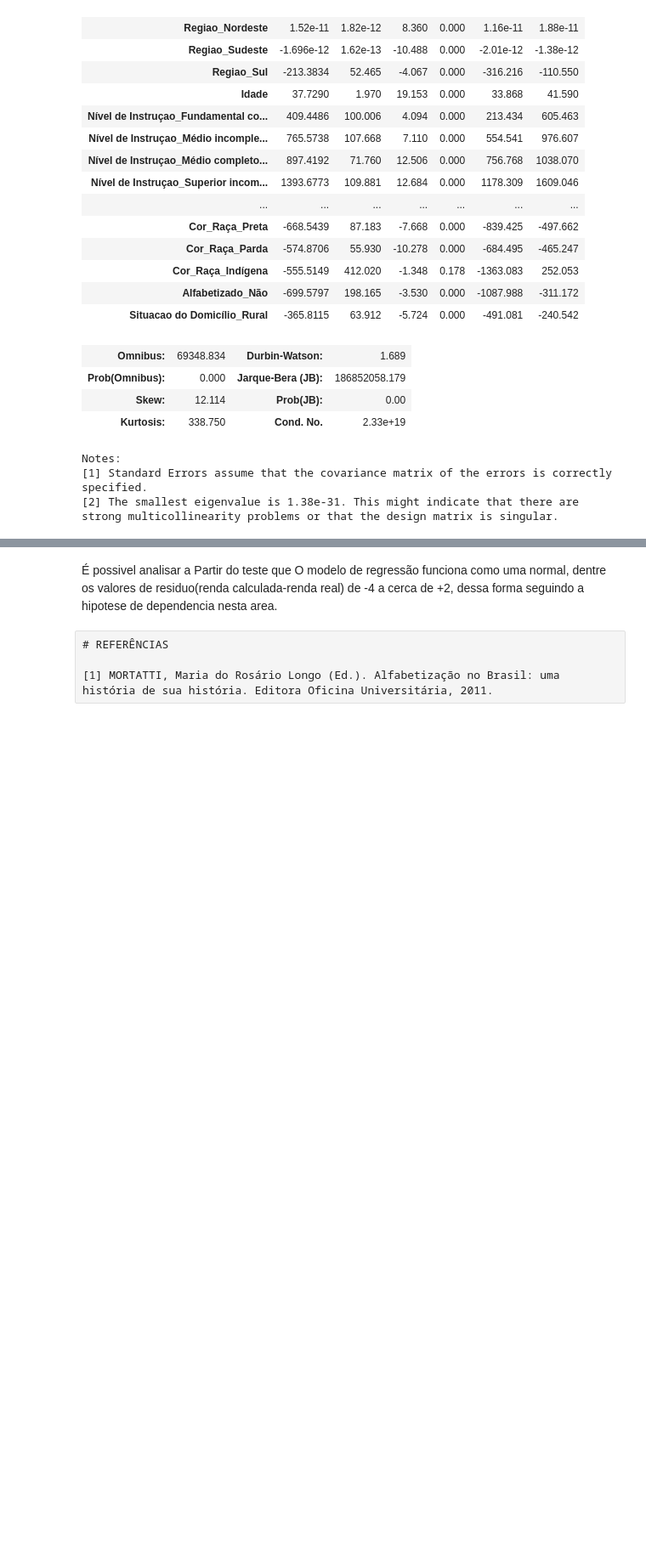
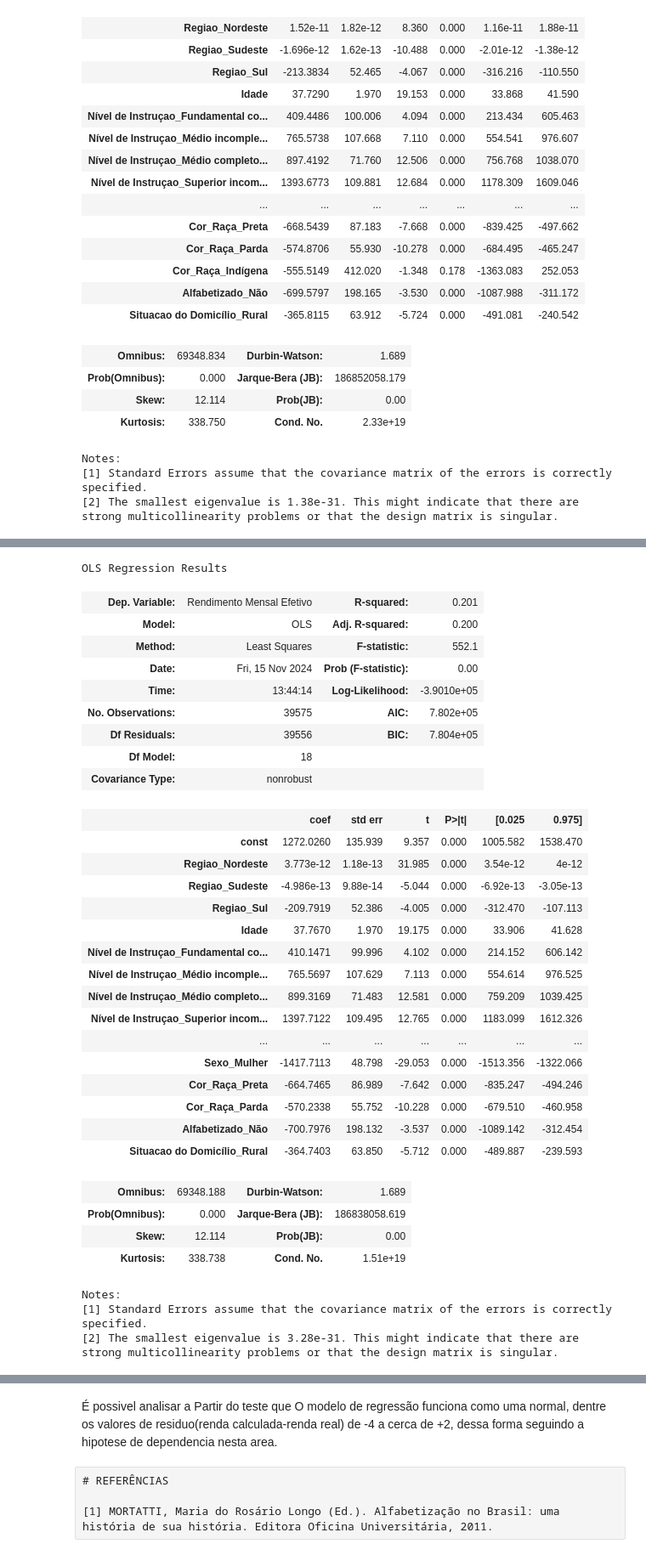
Before and after one commit to Dnimf/cdadosp3, a Jupyter notebook: Projeto_3 (2).ipynb, the cells around one changed output, grey strips where cells are left out. Shown at 85% size. Drawn from its saved outputs; the diff is of its cells as text; code cells hidden in the pictures; blank space fills up the shorter version.

```diff
--- a/Projeto_3 (2).ipynb
+++ b/Projeto_3 (2).ipynb
@@ -999,22 +1053,56 @@ strong multicollinearity problems or that the design matrix is singular.
 # %%
-# X1 = dados_colunas_teste[['Regiao_Nordeste','Regiao_Norte','Regiao_Sudeste','Regiao_Sul','Idade',
-#        'Nível de Instruçao_Fundamental completo ou equivalente',
-#        'Nível de Instruçao_Médio incompleto ou equivalente',
-#        'Nível de Instruçao_Médio completo ou equivalente',
-#        'Nível de Instruçao_Superior incompleto ou equivalente',
-#        'Nível de Instruçao_Superior completo',
-#         'Tipo de Ocupacao_Militar ou segurança pública',
-#        'Tipo de Ocupacao_Empregado setor privado',
-#        'Tipo de Ocupacao_Empregado setor público',
-#        'Tipo de Ocupacao_Conta própria',
-#        'Tipo de Ocupacao_Trabalhador familiar não remunerado',
-#        'Faixa de horas trabalhadas_15 a 39 horas',
-#        'Faixa de horas trabalhadas_40 a 44 horas',
-#         'Sexo_Mulher', 'Cor_Raça_Preta', 'Cor_Raça_Parda',
-#         'Alfabetizado_Não','Situacao do Domicílio_Rural']]
-# Y1 = dados_colunas_teste['Rendimento Mensal Efetivo']
-# results1 = regress(Y1, X1)
-# results1.summary()
+X1 = dados_colunas_teste[['Regiao_Nordeste','Regiao_Sudeste','Regiao_Sul','Idade',
+       'Nível de Instruçao_Fundamental completo ou equivalente',
+       'Nível de Instruçao_Médio incompleto ou equivalente',
+       'Nível de Instruçao_Médio completo ou equivalente',
+       'Nível de Instruçao_Superior incompleto ou equivalente',
+       'Nível de Instruçao_Superior completo',
+        'Tipo de Ocupacao_Militar ou segurança pública',
+       'Tipo de Ocupacao_Empregado setor privado',
+       'Tipo de Ocupacao_Empregado setor público',
+       'Tipo de Ocupacao_Conta própria',
+       'Tipo de Ocupacao_Trabalhador familiar não remunerado',
+       'Faixa de horas trabalhadas_15 a 39 horas',
+       'Faixa de horas trabalhadas_40 a 44 horas',
+        'Sexo_Mulher', 'Cor_Raça_Preta', 'Cor_Raça_Parda', 'Alfabetizado_Não','Situacao do Domicílio_Rural']]
+Y1 = dados_colunas_teste['Rendimento Mensal Efetivo']
+results1 = regress(Y1, X1)
+results1.summary()
+# %% [output]
+OLS Regression Results
+| Dep. Variable: | Rendimento Mensal Efetivo | R-squared: | 0.201 |
+| Model: | OLS | Adj. R-squared: | 0.200 |
+| Method: | Least Squares | F-statistic: | 552.1 |
+| Date: | Fri, 15 Nov 2024 | Prob (F-statistic): | 0.00 |
+| Time: | 13:44:14 | Log-Likelihood: | -3.9010e+05 |
+| No. Observations: | 39575 | AIC: | 7.802e+05 |
+| Df Residuals: | 39556 | BIC: | 7.804e+05 |
+| Df Model: | 18 |  |  |
+| Covariance Type: | nonrobust |  |  |
+|  | coef | std err | t | P>|t| | [0.025 | 0.975] |
+| const | 1272.0260 | 135.939 | 9.357 | 0.000 | 1005.582 | 1538.470 |
+| Regiao_Nordeste | 3.773e-12 | 1.18e-13 | 31.985 | 0.000 | 3.54e-12 | 4e-12 |
+| Regiao_Sudeste | -4.986e-13 | 9.88e-14 | -5.044 | 0.000 | -6.92e-13 | -3.05e-13 |
+| Regiao_Sul | -209.7919 | 52.386 | -4.005 | 0.000 | -312.470 | -107.113 |
+| Idade | 37.7670 | 1.970 | 19.175 | 0.000 | 33.906 | 41.628 |
+| Nível de Instruçao_Fundamental co... | 410.1471 | 99.996 | 4.102 | 0.000 | 214.152 | 606.142 |
+| Nível de Instruçao_Médio incomple... | 765.5697 | 107.629 | 7.113 | 0.000 | 554.614 | 976.525 |
+| Nível de Instruçao_Médio completo... | 899.3169 | 71.483 | 12.581 | 0.000 | 759.209 | 1039.425 |
+| Nível de Instruçao_Superior incom... | 1397.7122 | 109.495 | 12.765 | 0.000 | 1183.099 | 1612.326 |
+| ... | ... | ... | ... | ... | ... | ... |
+| Sexo_Mulher | -1417.7113 | 48.798 | -29.053 | 0.000 | -1513.356 | -1322.066 |
+| Cor_Raça_Preta | -664.7465 | 86.989 | -7.642 | 0.000 | -835.247 | -494.246 |
+| Cor_Raça_Parda | -570.2338 | 55.752 | -10.228 | 0.000 | -679.510 | -460.958 |
+| Alfabetizado_Não | -700.7976 | 198.132 | -3.537 | 0.000 | -1089.142 | -312.454 |
+| Situacao do Domicílio_Rural | -364.7403 | 63.850 | -5.712 | 0.000 | -489.887 | -239.593 |
+| Omnibus: | 69348.188 | Durbin-Watson: | 1.689 |
+| Prob(Omnibus): | 0.000 | Jarque-Bera (JB): | 186838058.619 |
+| Skew: | 12.114 | Prob(JB): | 0.00 |
+| Kurtosis: | 338.738 | Cond. No. | 1.51e+19 |
+Notes:
+[1] Standard Errors assume that the covariance matrix of the errors is correctly specified.
+[2] The smallest eigenvalue is 3.28e-31. This might indicate that there are
+strong multicollinearity problems or that the design matrix is singular.
 # %%
 stats.probplot(results1.resid,dist="norm",plot=plt)
 plt.grid()
```
Also changed, not shown: parts of 3 cells of this notebook.
